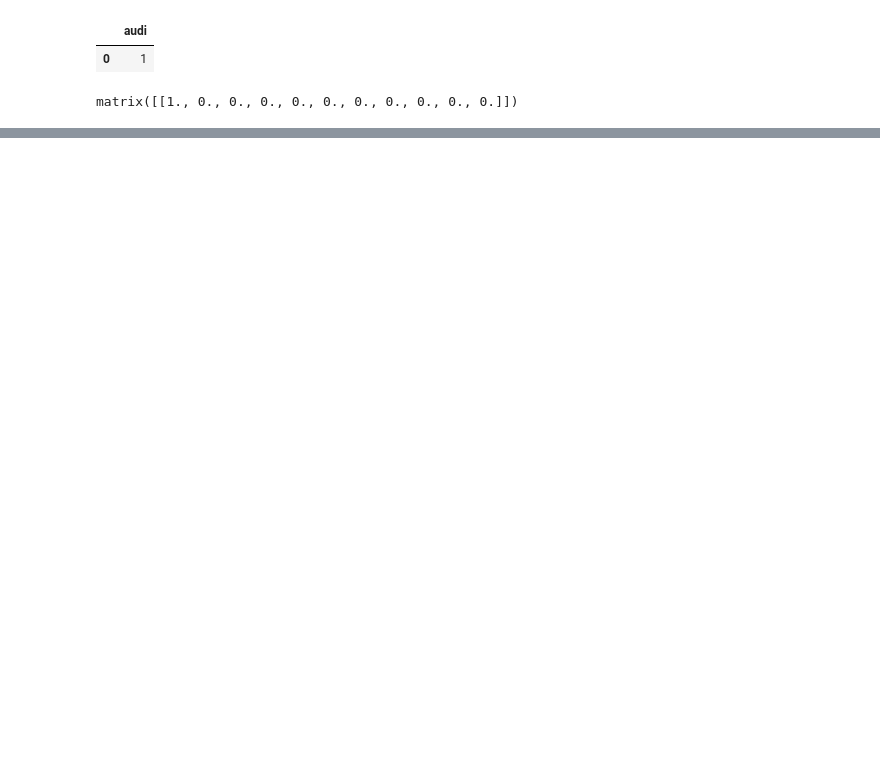
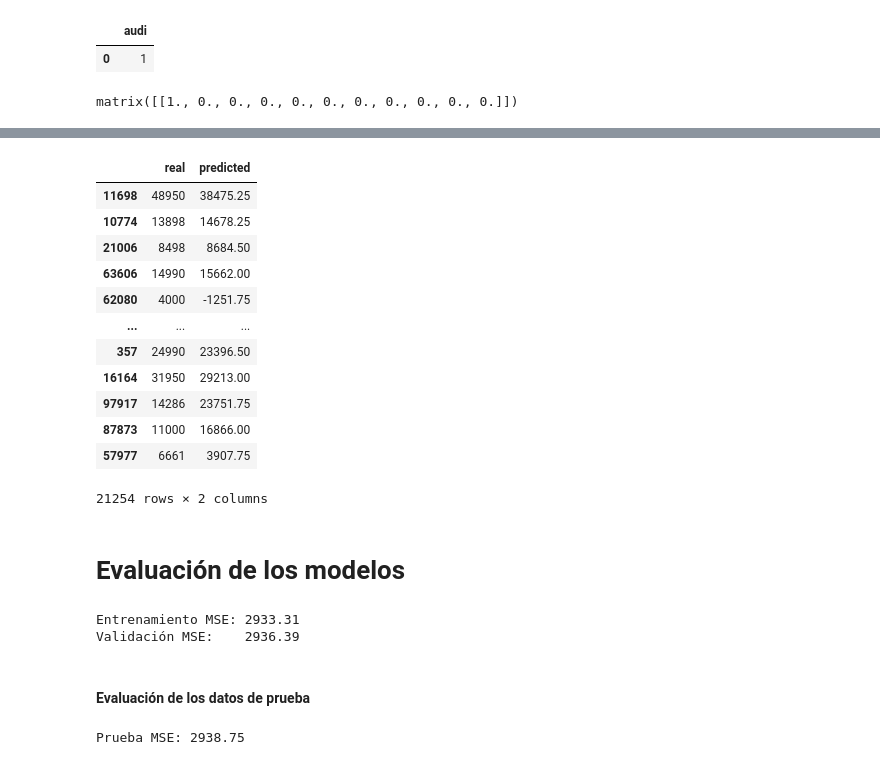
Before and after one commit to RamsesCamas/MachineLearning-and-Simple-Deep-Learning-Excersices, a Jupyter notebook: cars-prices.ipynb, the cells around one changed output, grey strips where cells are left out. Drawn from its saved outputs; the diff is of its cells as text; code cells hidden in the pictures; blank space fills up the shorter version.

```diff
--- a/cars-prices.ipynb
+++ b/cars-prices.ipynb
@@ -91,0 +240,9 @@ matrix([[1., 0., 0., 0., 0., 0., 0., 0., 0., 0., 0.]])
+# %%
+lr = LinearRegression()
+# %%
+predicting_pipeline = Pipeline([
+    ('feature', pipe),
+    ('estimator', lr)
+])
+# %%
+predicting_pipeline.fit(train, train['price'])
@@ -91,0 +267,21 @@ matrix([[1., 0., 0., 0., 0., 0., 0., 0., 0., 0., 0.]])
+# %%
+train_pred = predicting_pipeline.predict(train)
+val_pred = predicting_pipeline.predict(val)
+# %%
+pd.DataFrame({'real':val['price'], 'predicted':val_pred})
+# %% [output]
+|  | real | predicted |
+| 11698 | 48950 | 38475.25 |
+| 10774 | 13898 | 14678.25 |
+| 21006 | 8498 | 8684.50 |
+| 63606 | 14990 | 15662.00 |
+| 62080 | 4000 | -1251.75 |
+| ... | ... | ... |
+| 357 | 24990 | 23396.50 |
+| 16164 | 31950 | 29213.00 |
+| 97917 | 14286 | 23751.75 |
+| 87873 | 11000 | 16866.00 |
+| 57977 | 6661 | 3907.75 |
+21254 rows × 2 columns
+# %% [markdown]
+# Evaluación de los modelos
@@ -91,0 +291,18 @@ matrix([[1., 0., 0., 0., 0., 0., 0., 0., 0., 0., 0.]])
+# %%
+train_mse = mean_absolute_error(train['price'], train_pred)
+val_mse = mean_absolute_error(val['price'], val_pred)
+
+print(f"Entrenamiento MSE: {train_mse:2.02f}\n"
+      f"Validación MSE:    {val_mse:2.02f}")
+# %% [output]
+Entrenamiento MSE: 2933.31
+Validación MSE:    2936.39
+# %% [markdown]
+#### Evaluación de los datos de prueba
+# %%
+test_pred = predicting_pipeline.predict(test)
+test_mse = mean_absolute_error(test['price'], test_pred)
+
+print(f"Prueba MSE: {test_mse:2.02f}")
+# %% [output]
+Prueba MSE: 2938.75
```
Also changed, not shown: parts of 31 cells of this notebook, 4 other files.
